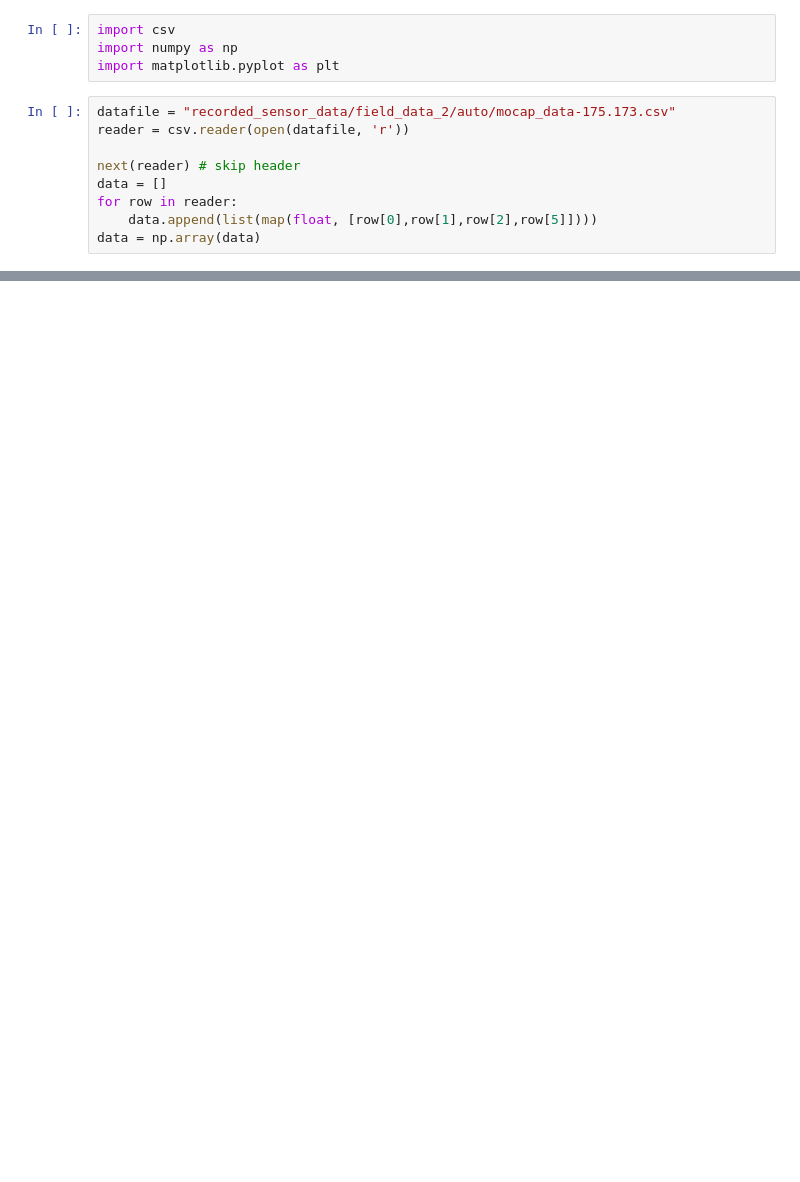
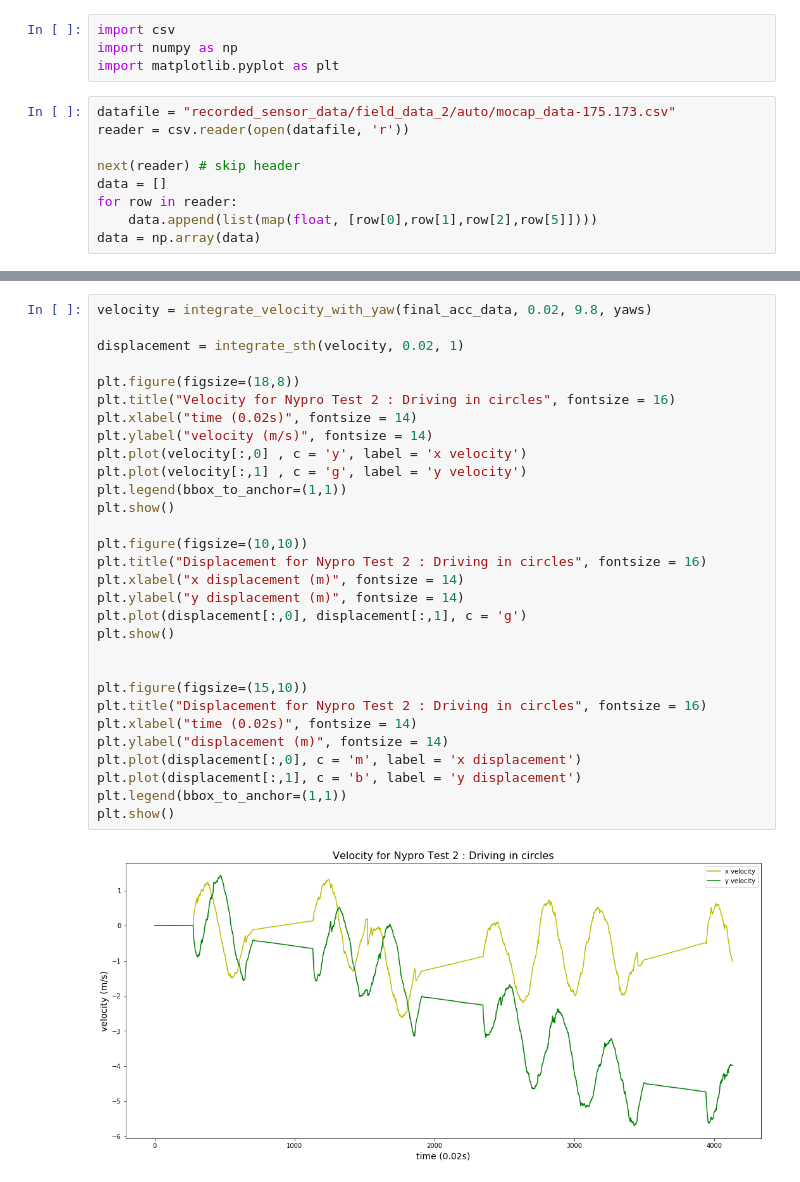
Before and after one commit to PHIL-MQP/phil, a Jupyter notebook: python/notebooks/Field Trip IMU Drift.ipynb, the cells around one changed output, grey strips where cells are left out. Drawn from its saved outputs; the diff is of its cells as text; blank space fills up the shorter version.

```diff
--- a/python/notebooks/Field Trip IMU Drift.ipynb
+++ b/python/notebooks/Field Trip IMU Drift.ipynb
@@ -51,0 +180,32 @@ plt.show()
+# %%
+velocity = integrate_velocity_with_yaw(final_acc_data, 0.02, 9.8, yaws)
+
+displacement = integrate_sth(velocity, 0.02, 1)
+
+plt.figure(figsize=(18,8))
+plt.title("Velocity for Nypro Test 2 : Driving in circles", fontsize = 16)
+plt.xlabel("time (0.02s)", fontsize = 14)
+plt.ylabel("velocity (m/s)", fontsize = 14)
+plt.plot(velocity[:,0] , c = 'y', label = 'x velocity')
+plt.plot(velocity[:,1] , c = 'g', label = 'y velocity')
+plt.legend(bbox_to_anchor=(1,1))
+plt.show()
+
+plt.figure(figsize=(10,10))
+plt.title("Displacement for Nypro Test 2 : Driving in circles", fontsize = 16)
+plt.xlabel("x displacement (m)", fontsize = 14)
+plt.ylabel("y displacement (m)", fontsize = 14)
+plt.plot(displacement[:,0], displacement[:,1], c = 'g')
+plt.show()
+
+
+plt.figure(figsize=(15,10))
+plt.title("Displacement for Nypro Test 2 : Driving in circles", fontsize = 16)
+plt.xlabel("time (0.02s)", fontsize = 14)
+plt.ylabel("displacement (m)", fontsize = 14)
+plt.plot(displacement[:,0], c = 'm', label = 'x displacement')
+plt.plot(displacement[:,1], c = 'b', label = 'y displacement')
+plt.legend(bbox_to_anchor=(1,1))
+plt.show()
+# %% [output]
+[figure, added]
```
Also changed, not shown: parts of 5 cells of this notebook, 1 other file.
